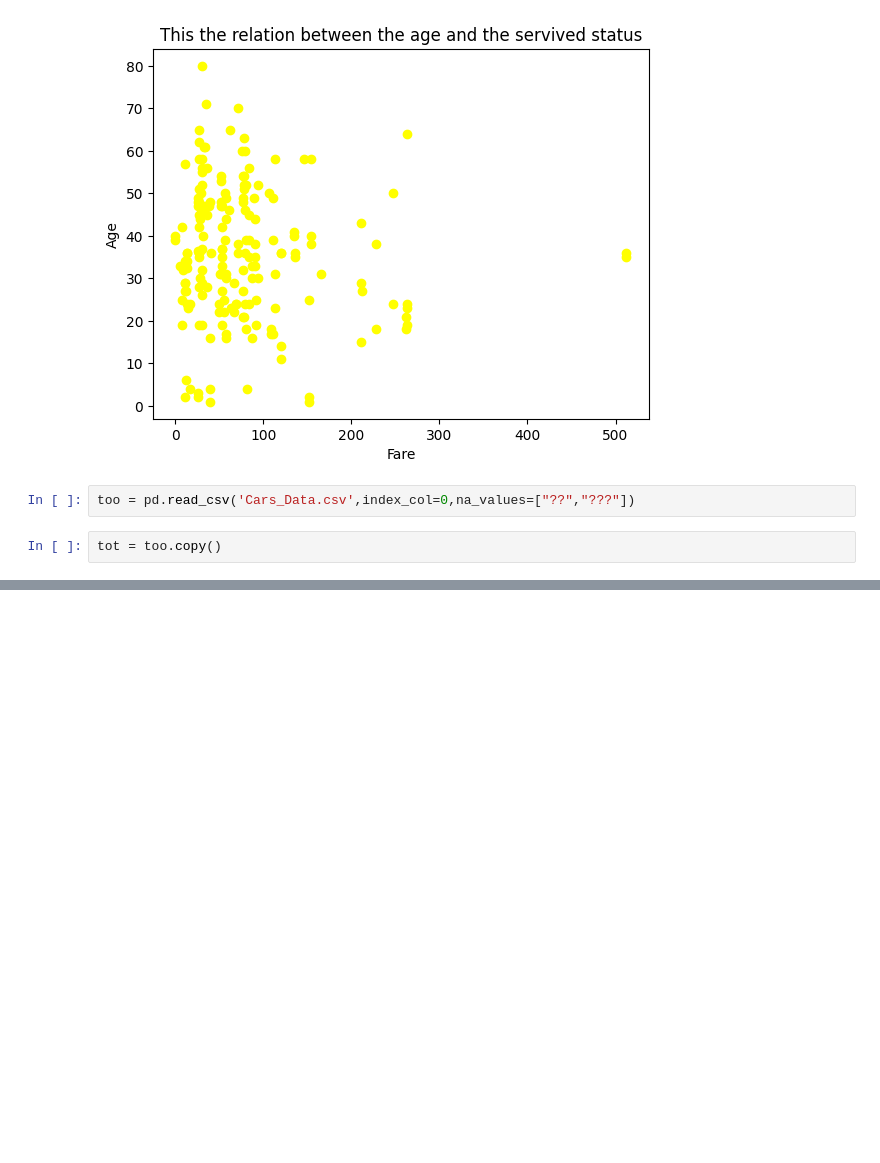
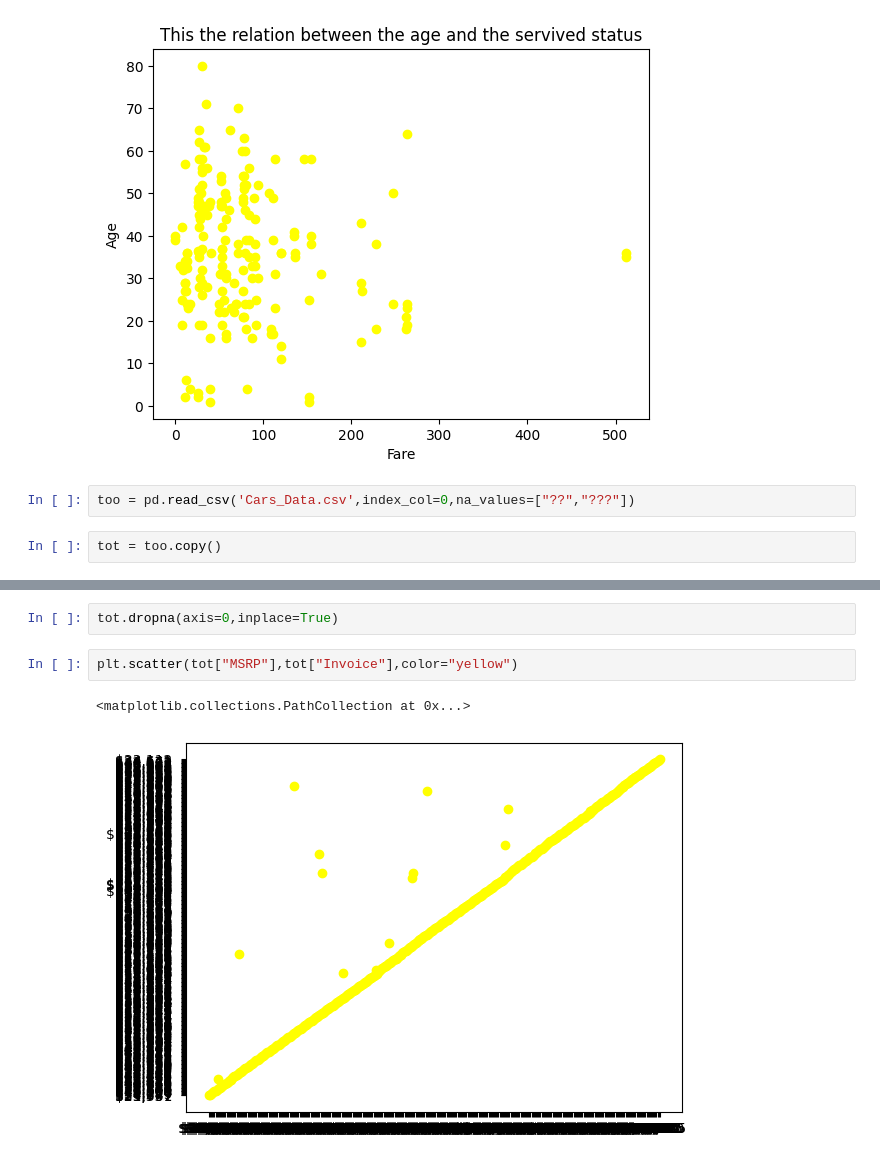
Before and after one commit to HasibullahAman/Data_Visulaization, a Jupyter notebook: Data_Visualization/Data_Visulization.ipynb, the cells around one changed output, grey strips where cells are left out. Saved outputs shown, nothing was run; the diff lists cells and outputs as text; blank space fills up the shorter version.

```diff
--- a/Data_Visualization/Data_Visulization.ipynb
+++ b/Data_Visualization/Data_Visulization.ipynb
@@ -97,0 +104,7 @@ tot.head(2)
+# %%
+tot.dropna(axis=0,inplace=True)
+# %%
+plt.scatter(tot["MSRP"],tot["Invoice"],color="yellow")
+# %% [output]
+<matplotlib.collections.PathCollection at 0x...>
+[figure, added]
```
Also changed, not shown: parts of 3 cells of this notebook.
